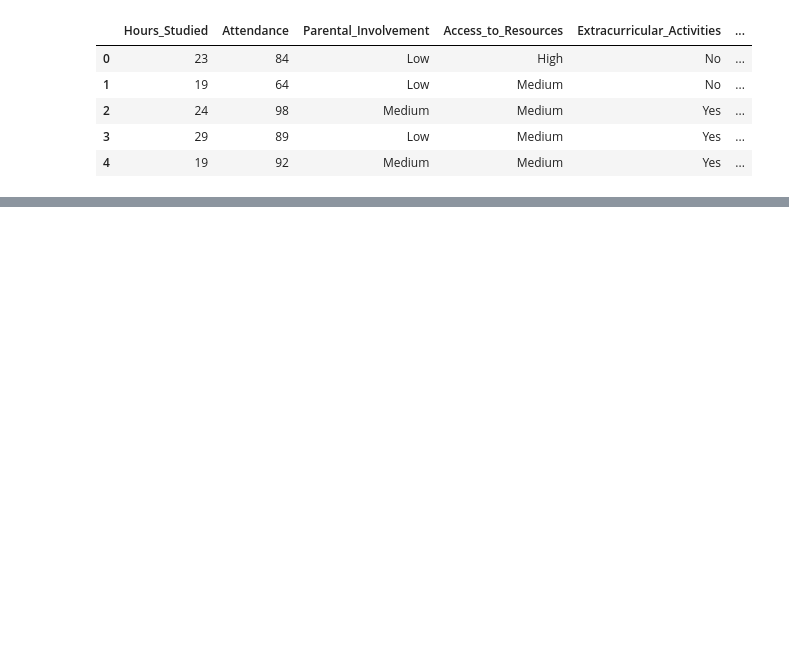
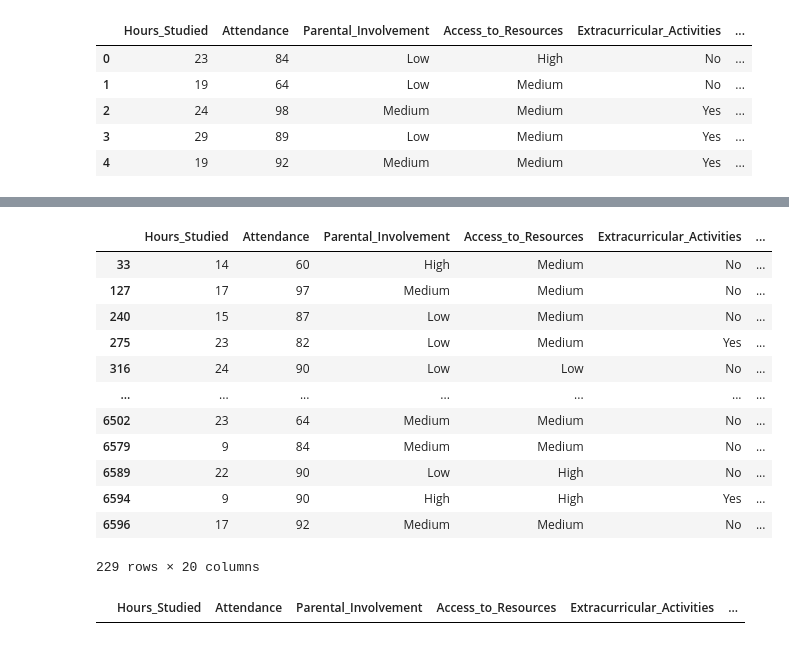
Before and after one commit to Sebastian-Saverino/school-analytics-report-practice, a Jupyter notebook: notebooks/data_explore.ipynb, the cells around one changed output, grey strips where cells are left out. Saved outputs shown, nothing was run; the diff lists cells and outputs as text; code cells hidden in the pictures; blank space fills up the shorter version.

```diff
--- a/notebooks/data_explore.ipynb
+++ b/notebooks/data_explore.ipynb
@@ -99,0 +117,16 @@ raw_spf_df.head()
+# %%
+raw_spf_df[raw_spf_df.isna().any(axis=1)]
+# %% [output]
+|  | Hours_Studied | Attendance | Parental_Involvement | Access_to_Resources | Extracurricular_Activities | ... |
+| 33 | 14 | 60 | High | Medium | No | ... |
+| 127 | 17 | 97 | Medium | Medium | No | ... |
+| 240 | 15 | 87 | Low | Medium | No | ... |
+| 275 | 23 | 82 | Low | Medium | Yes | ... |
+| 316 | 24 | 90 | Low | Low | No | ... |
+| ... | ... | ... | ... | ... | ... | ... |
+| 6502 | 23 | 64 | Medium | Medium | No | ... |
+| 6579 | 9 | 84 | Medium | Medium | No | ... |
+| 6589 | 22 | 90 | Low | High | No | ... |
+| 6594 | 9 | 90 | High | High | Yes | ... |
+| 6596 | 17 | 92 | Medium | Medium | No | ... |
+229 rows × 20 columns
@@ -99,0 +137,6 @@ raw_spf_df.head()
+# %%
+silver_df[silver_df.isna().any(axis=1)]
+
+# Dropped rows with missing values, as we have enough data to work with as the missing data would do more harm than good to impute.
+# %% [output]
+|  | Hours_Studied | Attendance | Parental_Involvement | Access_to_Resources | Extracurricular_Activities | ... |
```
Also changed, not shown: parts of 18 cells of this notebook, 4 other files.
